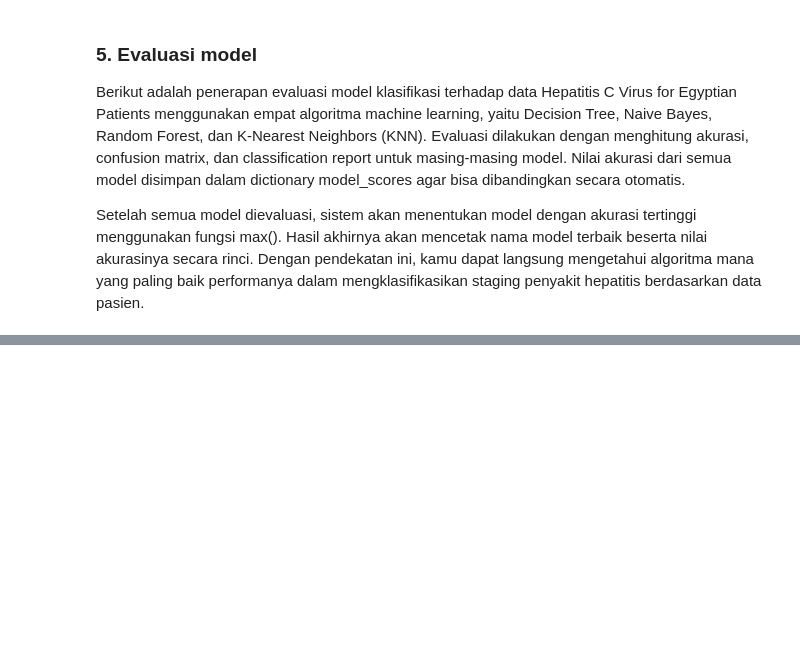
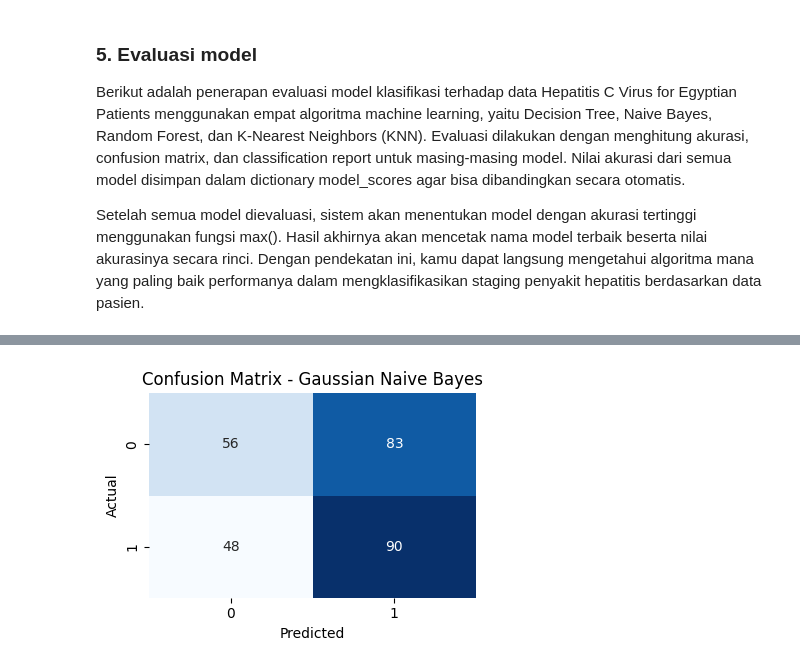
Before and after one commit to Malikzert/pendata, a Jupyter notebook: _sources/Tugas_Pra_Uas.ipynb, the cells around one changed output, grey strips where cells are left out. Cells and saved outputs as stored; diff of their text form; code cells hidden in the pictures; blank space fills up the shorter version.

```diff
--- a/_sources/Tugas_Pra_Uas.ipynb
+++ b/_sources/Tugas_Pra_Uas.ipynb
@@ -521,0 +466,80 @@ Naive Bayes dengan akurasi 0.3321
+# %%
+import pandas as pd
+from ucimlrepo import fetch_ucirepo
+from sklearn.model_selection import train_test_split
+from sklearn.impute import SimpleImputer
+from sklearn.preprocessing import MinMaxScaler
+from sklearn.naive_bayes import GaussianNB
+from sklearn.tree import DecisionTreeClassifier
+from sklearn.neighbors import KNeighborsClassifier
+from sklearn.metrics import accuracy_score, precision_score, recall_score, f1_score, confusion_matrix
+import matplotlib.pyplot as plt
+import seaborn as sns
+
+# Ambil dataset
+dataset = fetch_ucirepo(id=503)
+df = pd.concat([dataset.data.features, dataset.data.targets], axis=1)
+
+# Pilih target dan ubah jadi biner: 1–2 => 0, 3–4 => 1
+target_col = 'Baselinehistological staging'
+df = df.dropna(subset=[target_col])
+df[target_col] = df[target_col].replace({1: 0, 2: 0, 3: 1, 4: 1})
+
+# Pisahkan fitur dan label
+X = df.drop(columns=target_col)
+y = df[target_col]
+
+# Imputasi nilai kosong
+imputer = SimpleImputer(strategy='mean')
+X_imputed = pd.DataFrame(imputer.fit_transform(X), columns=X.columns)
+
+# Split data
+X_train, X_test, y_train, y_test = train_test_split(
+    X_imputed, y, test_size=0.2, random_state=42
+)
+
+# Gunakan MinMaxScaler untuk model Naive Bayes & KNN
+scaler = MinMaxScaler()
+X_train_scaled = scaler.fit_transform(X_train)
+X_test_scaled = scaler.transform(X_test)
+
+# ===== MODEL 1: Gaussian Naive Bayes =====
+print("\n==> Melatih model: Gaussian Naive Bayes")
+gnb_model = GaussianNB()
+gnb_model.fit(X_train_scaled, y_train)
+y_pred_gnb = gnb_model.predict(X_test_scaled)
+
+# ===== MODEL 2: Decision Tree =====
+print("\n==> Melatih model: Decision Tree")
+dt_model = DecisionTreeClassifier(random_state=42)
+dt_model.fit(X_train, y_train)
+y_pred_dt = dt_model.predict(X_test)
+
+# ===== MODEL 3: K-Nearest Neighbors =====
+print("\n==> Melatih model: K-Nearest Neighbors (k=5)")
+knn_model = KNeighborsClassifier(n_neighbors=5)
+knn_model.fit(X_train_scaled, y_train)
+y_pred_knn = knn_model.predict(X_test_scaled)
+
+# ===== FUNGSI EVALUASI + VISUALISASI =====
+def evaluate_model(name, y_true, y_pred):
+    print(f"\n======= Evaluasi Model: {name} =======")
+    print("Akurasi  :", round(accuracy_score(y_true, y_pred), 4))
+    print("Presisi  :", round(precision_score(y_true, y_pred), 4))
+    print("Recall   :", round(recall_score(y_true, y_pred), 4))
+    print("F1 Score :", round(f1_score(y_true, y_pred), 4))
+
+    cm = confusion_matrix(y_true, y_pred)
+    plt.figure(figsize=(4, 3))
+    sns.heatmap(cm, annot=True, fmt='d', cmap='Blues', cbar=False)
+    plt.title(f"Confusion Matrix - {name}")
+    plt.xlabel("Predicted")
+    plt.ylabel("Actual")
+    plt.tight_layout()
+    plt.show()
+
+# ===== PANGGIL EVALUASI SETIAP MODEL =====
+evaluate_model("Gaussian Naive Bayes", y_test, y_pred_gnb)
+evaluate_model("Decision Tree", y_test, y_pred_dt)
+evaluate_model("K-Nearest Neighbors (k=5)", y_test, y_pred_knn)
+# %% [output]
@@ -521,0 +557 @@ Naive Bayes dengan akurasi 0.3321
+[figure, added]
```
Also changed, not shown: parts of 13 cells of this notebook, 10 other files.
